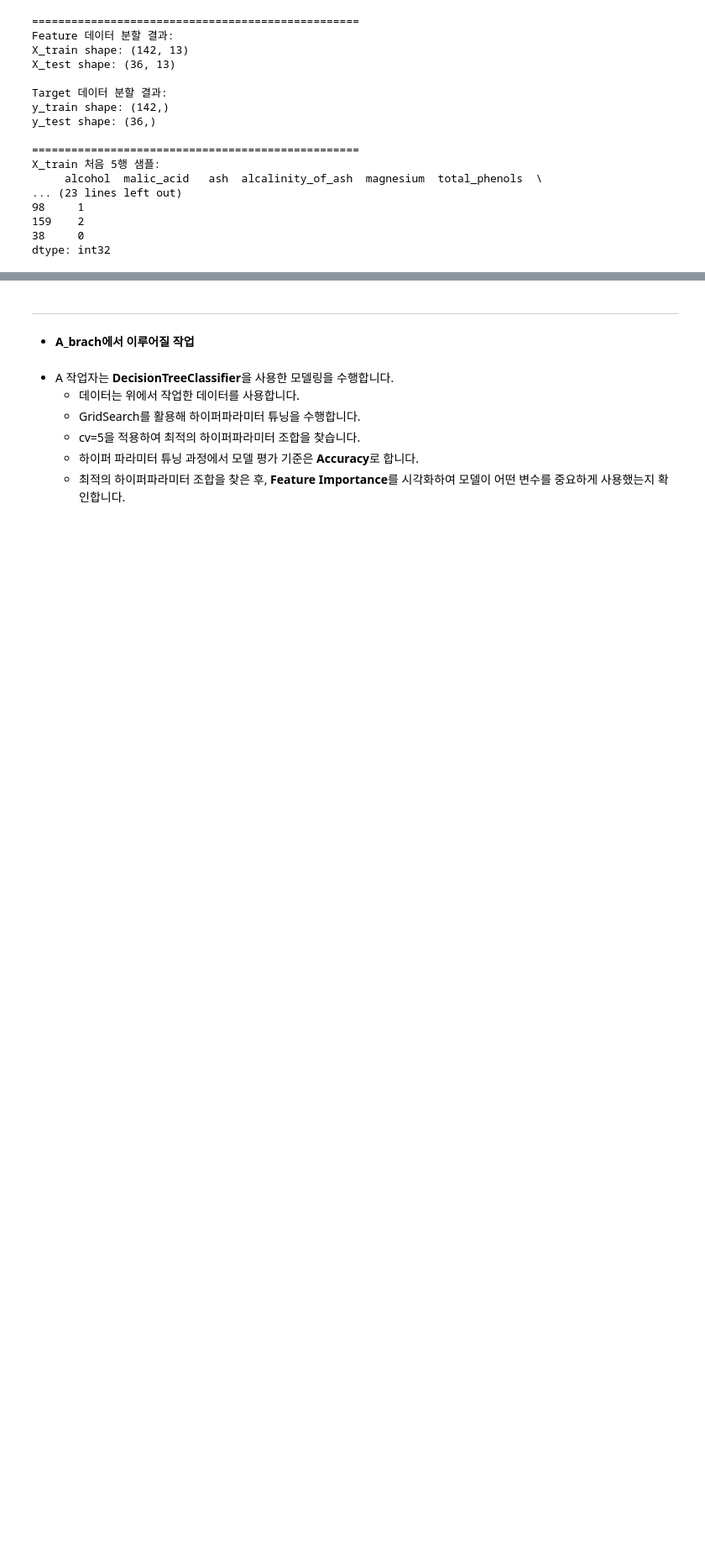
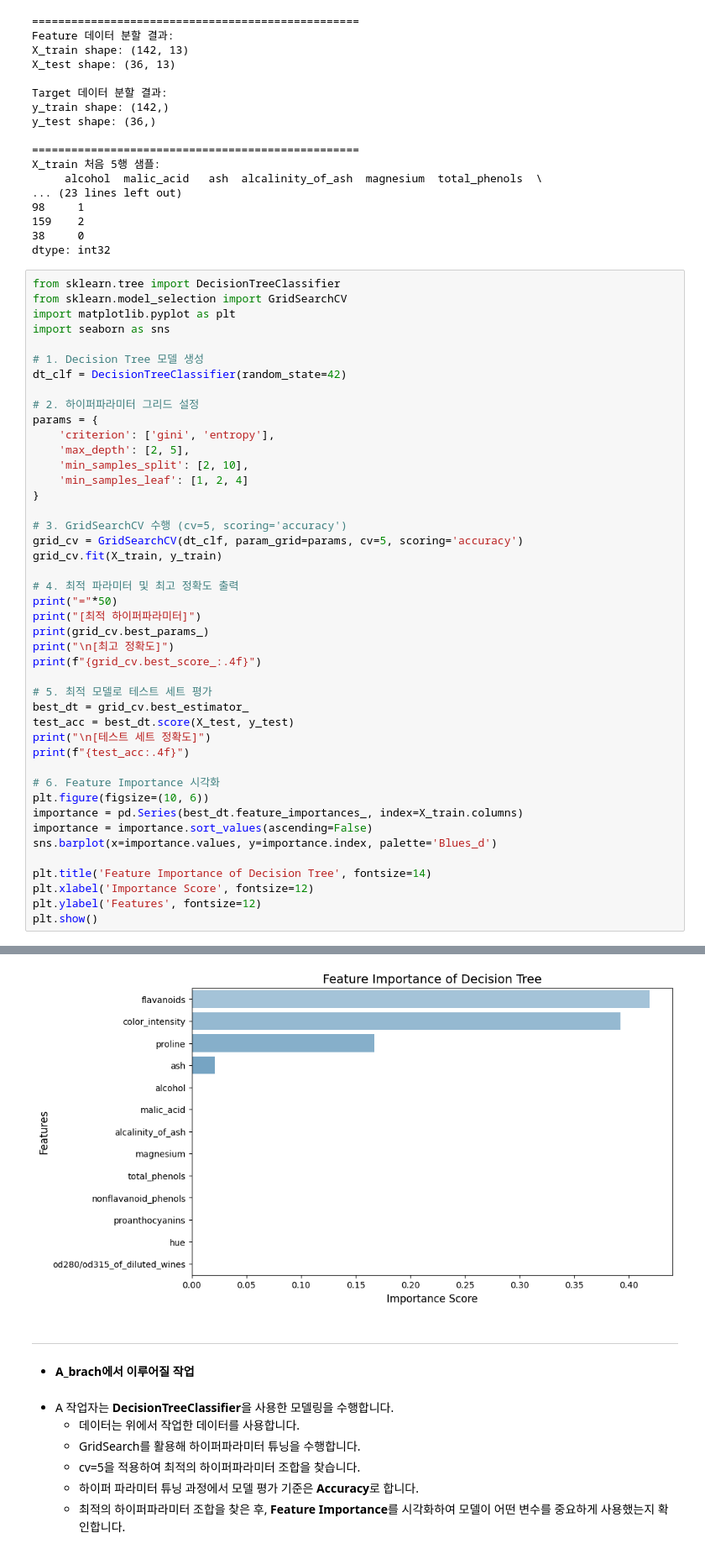
Before and after one commit to gwanjini/11weekGIT, a Jupyter notebook: 작업내용_확인용.ipynb, the cells around one changed output, grey strips where cells are left out. Shown at 84% size. Saved outputs shown, nothing was run; the diff lists cells and outputs as text; blank space fills up the shorter version.

```diff
--- a/작업내용_확인용.ipynb
+++ b/작업내용_확인용.ipynb
@@ -75,3 +75,48 @@ X_train 처음 5행 샘플:
 159    2
 38     0
 dtype: int32
+# %%
+from sklearn.tree import DecisionTreeClassifier
+from sklearn.model_selection import GridSearchCV
+import matplotlib.pyplot as plt
+import seaborn as sns
+
+# 1. Decision Tree 모델 생성
+dt_clf = DecisionTreeClassifier(random_state=42)
+
+# 2. 하이퍼파라미터 그리드 설정
+params = {
+    'criterion': ['gini', 'entropy'],
+    'max_depth': [2, 5],
+    'min_samples_split': [2, 10],
+    'min_samples_leaf': [1, 2, 4]
+}
+
+# 3. GridSearchCV 수행 (cv=5, scoring='accuracy')
+grid_cv = GridSearchCV(dt_clf, param_grid=params, cv=5, scoring='accuracy')
+grid_cv.fit(X_train, y_train)
+
+# 4. 최적 파라미터 및 최고 정확도 출력
+print("="*50)
+print("[최적 하이퍼파라미터]")
+print(grid_cv.best_params_)
+print("\n[최고 정확도]")
+print(f"{grid_cv.best_score_:.4f}")
+
+# 5. 최적 모델로 테스트 세트 평가
+best_dt = grid_cv.best_estimator_
+test_acc = best_dt.score(X_test, y_test)
+print("\n[테스트 세트 정확도]")
+print(f"{test_acc:.4f}")
+
+# 6. Feature Importance 시각화
+plt.figure(figsize=(10, 6))
+importance = pd.Series(best_dt.feature_importances_, index=X_train.columns)
+importance = importance.sort_values(ascending=False)
+sns.barplot(x=importance.values, y=importance.index, palette='Blues_d')
+
+plt.title('Feature Importance of Decision Tree', fontsize=14)
+plt.xlabel('Importance Score', fontsize=12)
+plt.ylabel('Features', fontsize=12)
+plt.show()
+# %% [output]
@@ -78,3 +132,4 @@ dtype: int32
+[figure, added]
 # %% [markdown]
 ---
 - **A_brach에서 이루어질 작업**
```
Also changed, not shown: parts of 1 cell of this notebook.
